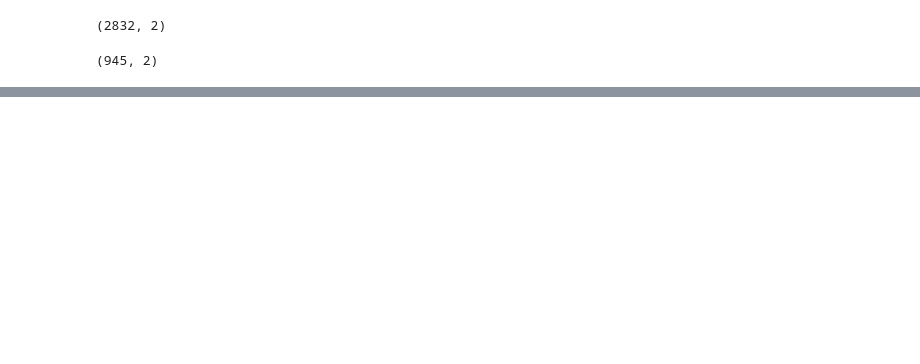
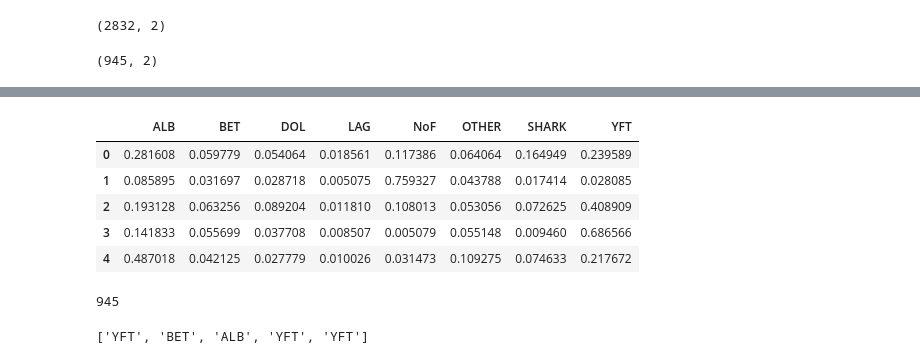
Before and after one commit to soulshifter/fish_classification, a Jupyter notebook: fish.ipynb, the cells around one changed output, grey strips where cells are left out. Saved outputs shown, nothing was run; the diff lists cells and outputs as text; code cells hidden in the pictures; blank space fills up the shorter version.

```diff
--- a/fish.ipynb
+++ b/fish.ipynb
@@ -94,0 +148,2 @@ ZeroDivisionError: integer division or modulo by zero
+# %%
+model.compile(optimizer=Adam(lr=1e-4), loss="binary_crossentropy", metrics=["accuracy"])
@@ -94,0 +158,2 @@ ZeroDivisionError: integer division or modulo by zero
+# %%
+model.load_weights("weights.best.hd5")
@@ -94,0 +257,2 @@ ZeroDivisionError: integer division or modulo by zero
+# %%
+valid_pred = model.predict_generator(valid_gen, verbose=1, steps=4)
@@ -94,0 +261,24 @@ ZeroDivisionError: integer division or modulo by zero
+# %%
+ordered_cat = ["ALB", "BET", "DOL", "LAG", "NoF", "OTHER", "SHARK", "YFT"]
+valid_pred_df = pd.DataFrame(valid_pred, columns=ordered_cat, index=None)
+valid_pred_df.to_csv("valid_preds.csv", index=False)
+valid_pred_df.head()
+# %% [output]
+|  | ALB | BET | DOL | LAG | NoF | OTHER | SHARK | YFT |
+| 0 | 0.281608 | 0.059779 | 0.054064 | 0.018561 | 0.117386 | 0.064064 | 0.164949 | 0.239589 |
+| 1 | 0.085895 | 0.031697 | 0.028718 | 0.005075 | 0.759327 | 0.043788 | 0.017414 | 0.028085 |
+| 2 | 0.193128 | 0.063256 | 0.089204 | 0.011810 | 0.108013 | 0.053056 | 0.072625 | 0.408909 |
+| 3 | 0.141833 | 0.055699 | 0.037708 | 0.008507 | 0.005079 | 0.055148 | 0.009460 | 0.686566 |
+| 4 | 0.487018 | 0.042125 | 0.027779 | 0.010026 | 0.031473 | 0.109275 | 0.074633 | 0.217672 |
+# %%
+len(valid_pred)
+# %% [output]
+945
+# %%
+temp = valid_df["category"]
+y_true = []
+for val in temp:
+    y_true.append(inv_label_map[np.argmax(val)])
+y_true[:5]
+# %% [output]
+['YFT', 'BET', 'ALB', 'YFT', 'YFT']
```
Also changed, not shown: parts of 25 cells of this notebook, 5 other files.
